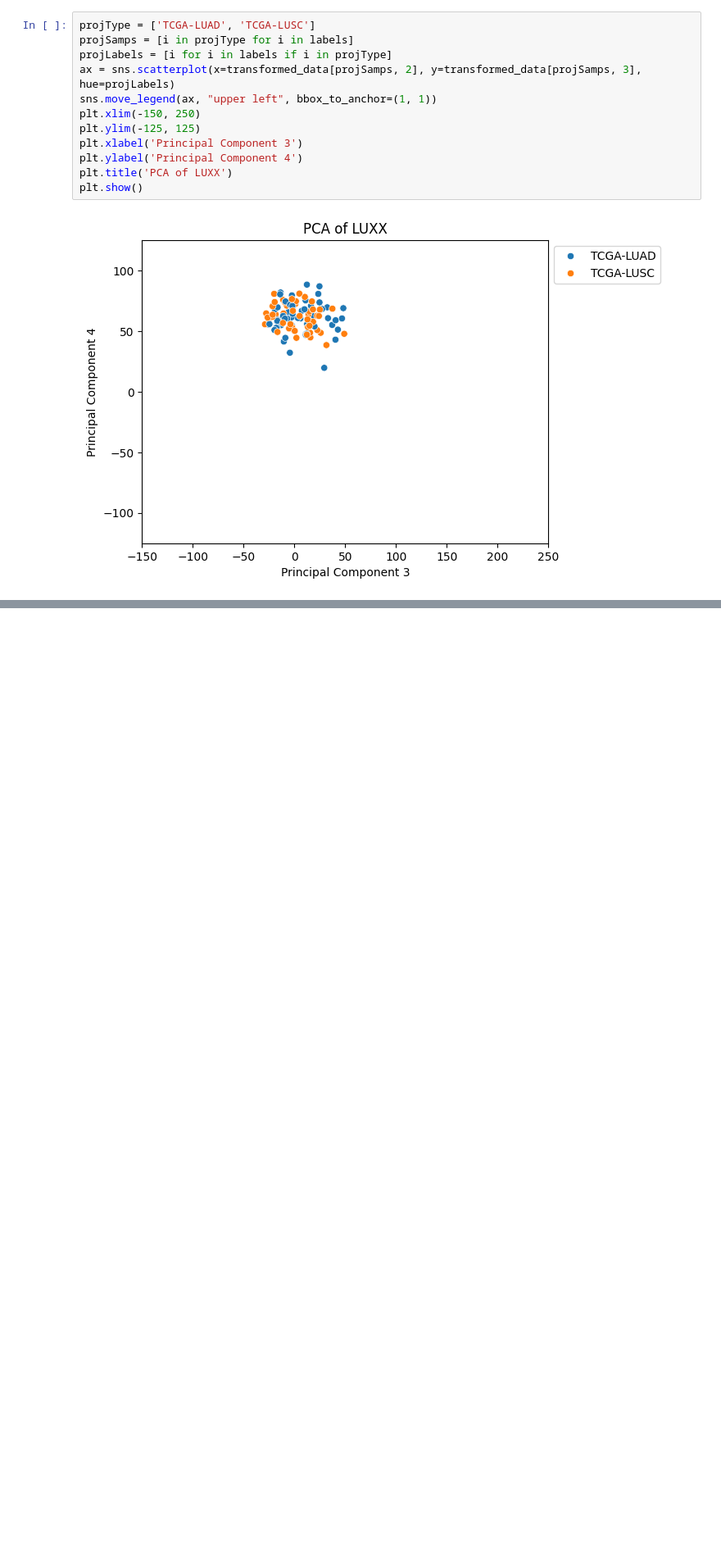
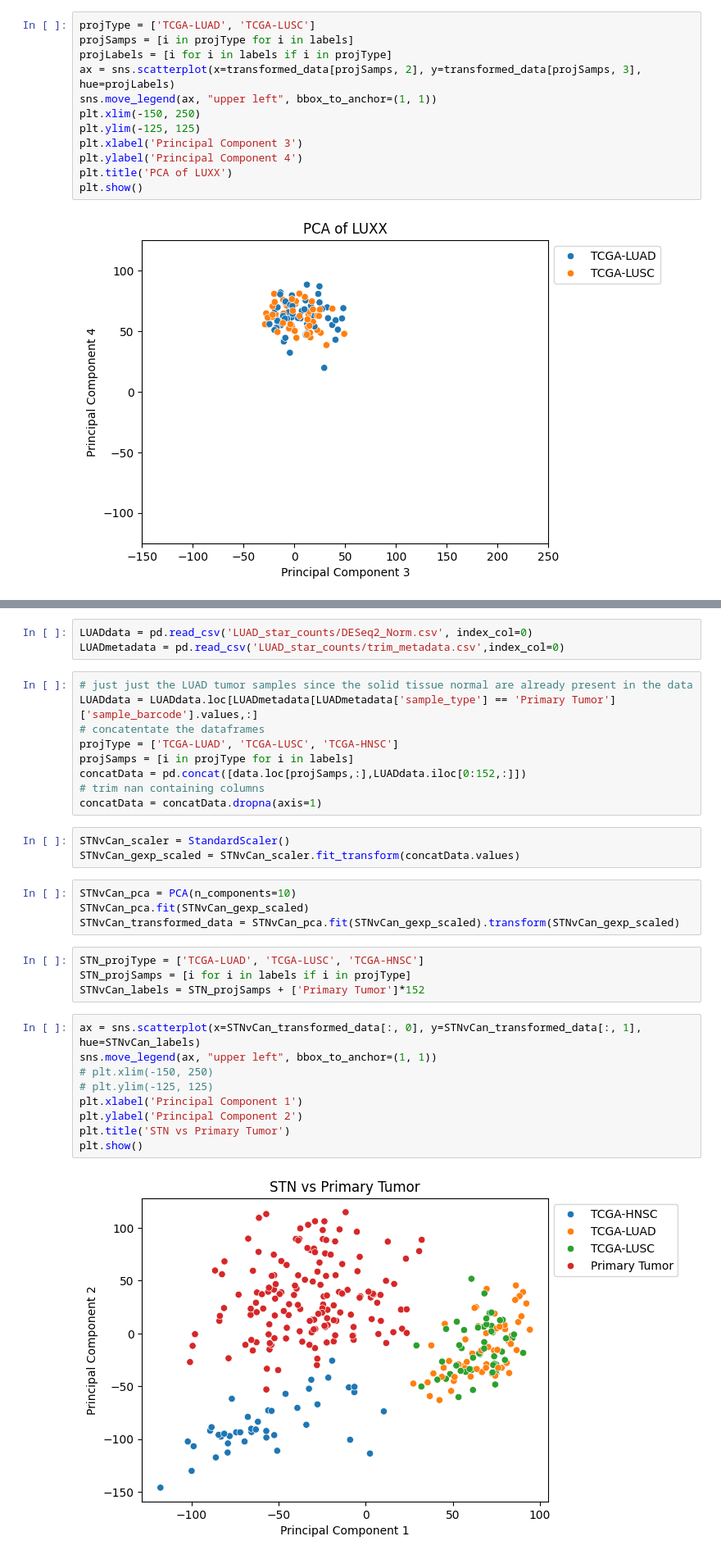
Before and after one commit to Reese-Martin/TCGA_GNN, a Jupyter notebook: Normal_sample_comparisons.ipynb, the cells around one changed output, grey strips where cells are left out. Shown at 82% size. Saved outputs shown, nothing was run; the diff lists cells and outputs as text; blank space fills up the shorter version.

Commit message:
added pc space analysis to the notebook comparing normal samples with LUAD primary tumor samples.

```diff
--- a/Normal_sample_comparisons.ipynb
+++ b/Normal_sample_comparisons.ipynb
@@ -151 +151,35 @@ plt.show()
 # group, the LUAD Cancer samples
+# %%
+LUADdata = pd.read_csv('LUAD_star_counts/DESeq2_Norm.csv', index_col=0)
+LUADmetadata = pd.read_csv('LUAD_star_counts/trim_metadata.csv',index_col=0)
+# %%
+# just just the LUAD tumor samples since the solid tissue normal are already present in the data
+LUADdata = LUADdata.loc[LUADmetadata[LUADmetadata['sample_type'] == 'Primary Tumor']['sample_barcode'].values,:]
+# concatentate the dataframes
+projType = ['TCGA-LUAD', 'TCGA-LUSC', 'TCGA-HNSC']
+projSamps = [i in projType for i in labels]
+concatData = pd.concat([data.loc[projSamps,:],LUADdata.iloc[0:152,:]])
+# trim nan containing columns
+concatData = concatData.dropna(axis=1)
+# %%
+STNvCan_scaler = StandardScaler()
+STNvCan_gexp_scaled = STNvCan_scaler.fit_transform(concatData.values)
+# %%
+STNvCan_pca = PCA(n_components=10)
+STNvCan_pca.fit(STNvCan_gexp_scaled)
+STNvCan_transformed_data = STNvCan_pca.fit(STNvCan_gexp_scaled).transform(STNvCan_gexp_scaled)
+# %%
+STN_projType = ['TCGA-LUAD', 'TCGA-LUSC', 'TCGA-HNSC']
+STN_projSamps = [i for i in labels if i in projType]
+STNvCan_labels = STN_projSamps + ['Primary Tumor']*152
+# %%
+ax = sns.scatterplot(x=STNvCan_transformed_data[:, 0], y=STNvCan_transformed_data[:, 1], hue=STNvCan_labels)
+sns.move_legend(ax, "upper left", bbox_to_anchor=(1, 1))
+# plt.xlim(-150, 250)
+# plt.ylim(-125, 125)
+plt.xlabel('Principal Component 1')
+plt.ylabel('Principal Component 2')
+plt.title('STN vs Primary Tumor')
+plt.show()
+# %% [output]
+[figure, added]
```
Also changed, not shown: parts of 10 cells of this notebook.
